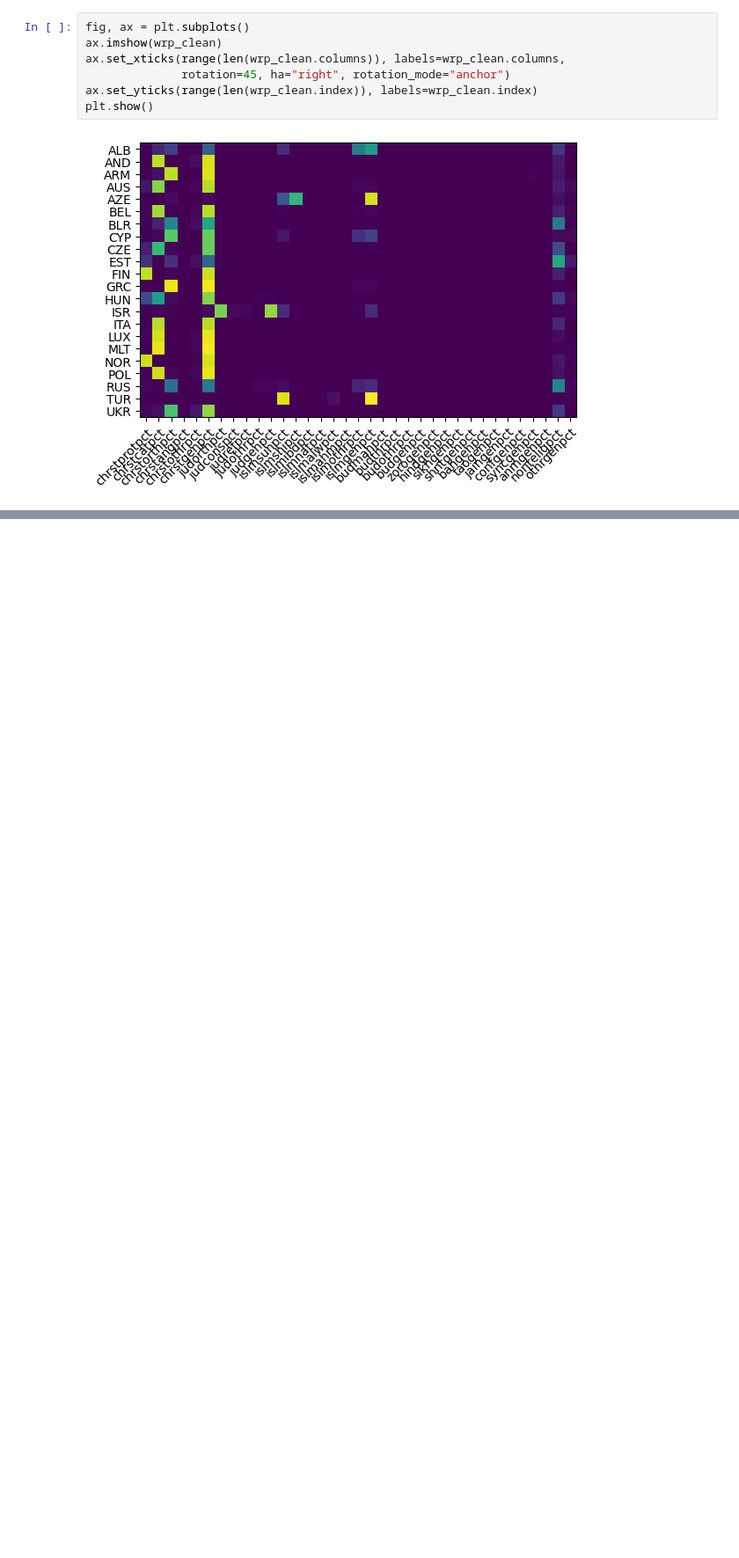
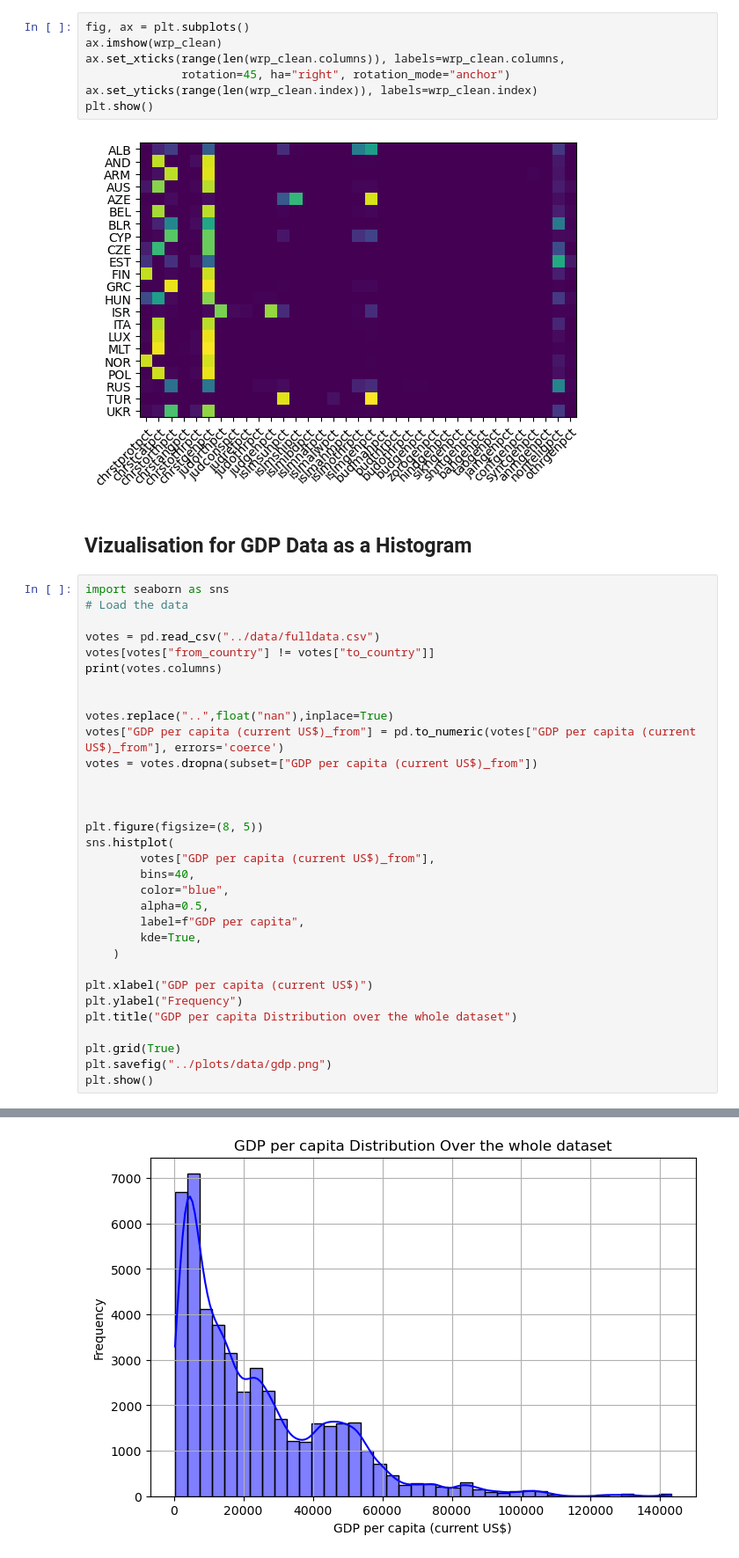
Before and after one commit to kluedemann/eurovision-voting-analysis, a Jupyter notebook: src/preliminary_analysis.ipynb, the cells around one changed output, grey strips where cells are left out. Shown at 88% size. Saved outputs shown, nothing was run; the diff lists cells and outputs as text; blank space fills up the shorter version.

Commit message:
adds a histogramm

```diff
--- a/src/preliminary_analysis.ipynb
+++ b/src/preliminary_analysis.ipynb
@@ -213,3 +199,38 @@ ax.set_yticks(range(len(wrp_clean.index)), labels=wrp_clean.index)
 plt.show()
 # %% [output]
 [figure]
+# %% [markdown]
+## Vizualisation for GDP Data as a Histogram
+# %%
+import seaborn as sns
+# Load the data
+
+votes = pd.read_csv("../data/fulldata.csv")
+votes[votes["from_country"] != votes["to_country"]]
+print(votes.columns)
+
+
+votes.replace("..",float("nan"),inplace=True)
+votes["GDP per capita (current US$)_from"] = pd.to_numeric(votes["GDP per capita (current US$)_from"], errors='coerce')
+votes = votes.dropna(subset=["GDP per capita (current US$)_from"])
+
+
+
+plt.figure(figsize=(8, 5))
+sns.histplot(
+        votes["GDP per capita (current US$)_from"],
+        bins=40,
+        color="blue",
+        alpha=0.5,
+        label=f"GDP per capita",
+        kde=True,
+    )
+
+plt.xlabel("GDP per capita (current US$)")
+plt.ylabel("Frequency")
+plt.title("GDP per capita Distribution over the whole dataset")
+
+plt.grid(True)
+plt.savefig("../plots/data/gdp.png")
+plt.show()
+# %% [output]
@@ -215,0 +250 @@ plt.show()
+[figure, added]
```
Also changed, not shown: parts of 5 cells of this notebook, 2 other files.
